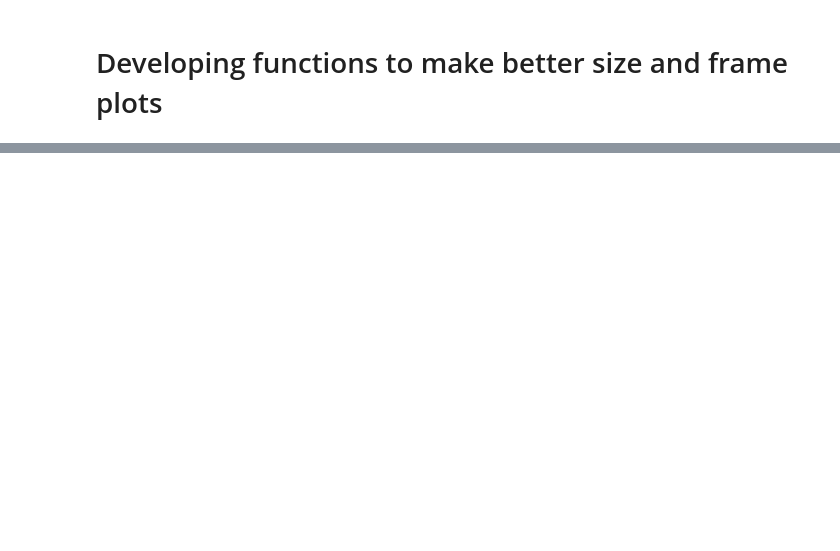
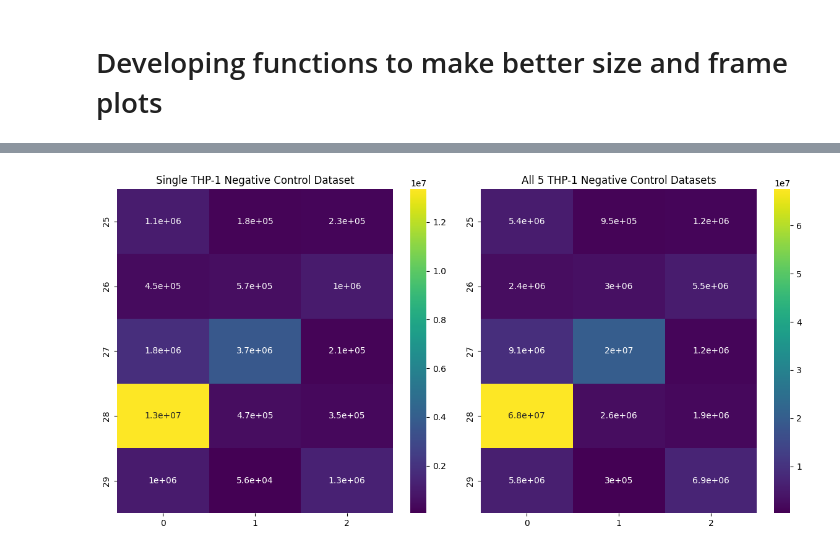
Before and after one commit to jedsurf/lareau-rotation, a Jupyter notebook: notebooks/250128_size_and_frame.ipynb, the cells around one changed output, grey strips where cells are left out. Saved outputs shown, nothing was run; the diff lists cells and outputs as text; code cells hidden in the pictures; blank space fills up the shorter version.

```diff
--- a/notebooks/250128_size_and_frame.ipynb
+++ b/notebooks/250128_size_and_frame.ipynb
@@ -96,0 +105,32 @@ plt.show()
+# %%
+def size_and_frame_counts_heatmap(size_and_frame_df, min_size:int = None, max_size:int = None, ax=None):
+    """Creates a heatmap of size x frame dataframe between
+
+    Args:
+        size_and_frame_df (_type_): _description_
+        min_size (_type_): _description_
+        max_size (_type_): _description_
+    """
+    if min_size is not None and max_size is not None:
+        indices = [i for i in range(min_size, max_size + 1) if i in size_and_frame_df.index]
+        size_and_frame_df = size_and_frame_df.loc[indices]
+    if ax is None:
+        fig, ax = plt.subplots()
+    sns.heatmap(size_and_frame_df, annot=True, cmap="viridis", ax=ax)
+    return ax
+
+min_fp_size = 25
+max_fp_size = 29
+
+min_size=13
+max_size=36
+
+fig, (ax01, ax02) = plt.subplots(1, 2, figsize=(12, 6))
+size_and_frame_counts_heatmap(size_and_frame_singlerun, min_fp_size, max_fp_size, ax=ax01)
+ax01.set_title("Single THP-1 Negative Control Dataset")
+size_and_frame_counts_heatmap(size_and_frame_full, min_fp_size, max_fp_size, ax=ax02)
+ax02.set_title("All 5 THP-1 Negative Control Datasets")
+plt.tight_layout()
+plt.show()
+# %% [output]
+[figure, added]
```
Also changed, not shown: parts of 11 cells of this notebook, 8 other files.
